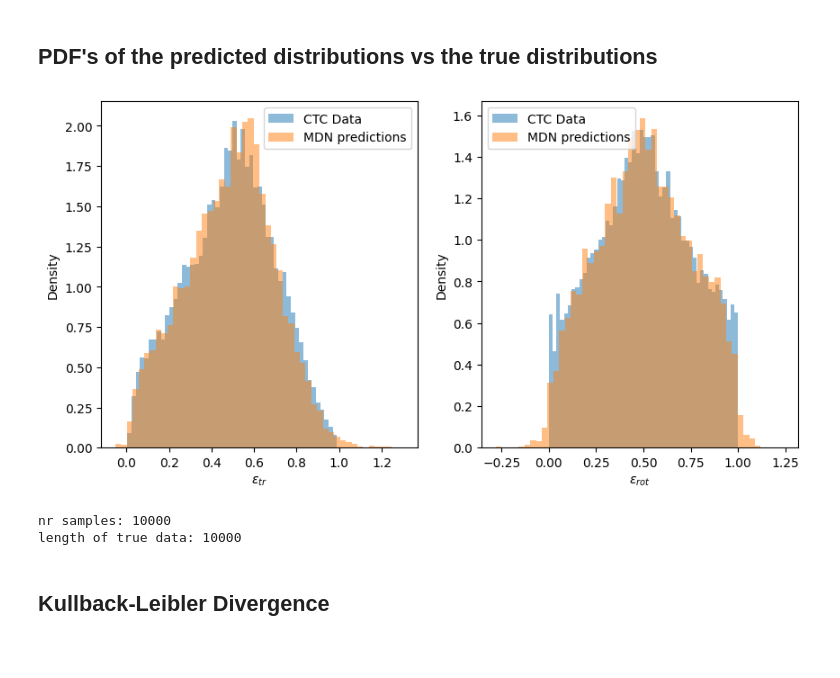
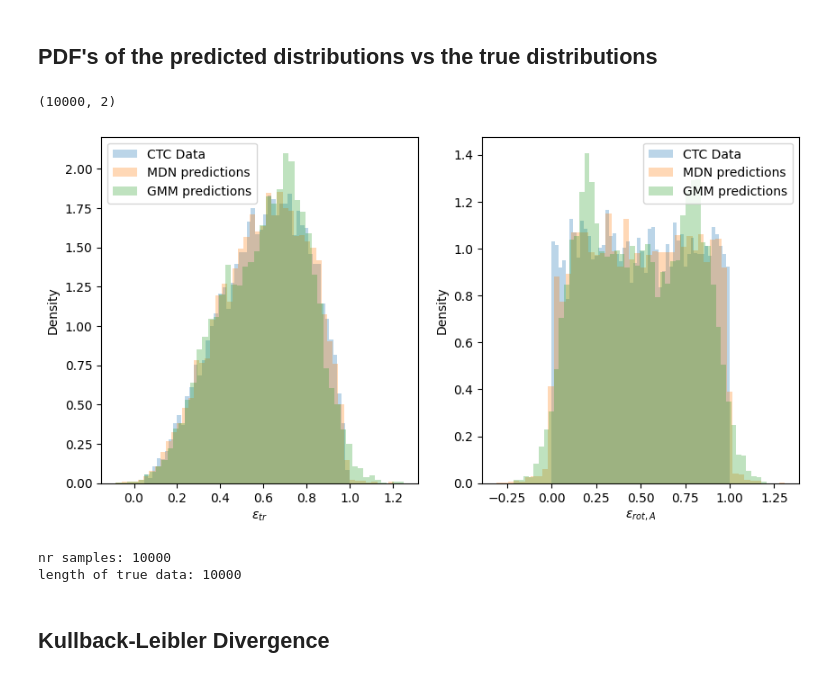
Before and after one commit to TijnZeelenberg/scatteringkernels, a Jupyter notebook: machinelearning/visualisations.ipynb, the cells around one changed output. Drawn from its saved outputs; the diff is of its cells as text; code cells hidden in the pictures; blank space fills up the shorter version.

```diff
--- a/machinelearning/visualisations.ipynb
+++ b/machinelearning/visualisations.ipynb
@@ -111,11 +102,11 @@ Starting training using 8400 training samples and 3600 validation samples.
 # %%
 import torch
 import numpy as np
-from mdn_utils import plot_scattering_comparison
+from mdn_utils import plot_scattering_comparison, data_preparation
 from mdn import MixtureDensityNetwork
 from time import time
 
-gas = "H2H2"
+gas = "O2O2"
 
 # Load model
 if gas == "O2O2":
@@ -162,8 +155,9 @@ import numpy as np
 from mdn_utils import data_preparation, sample_mdn
 from mdn import MixtureDensityNetwork
 import matplotlib.pyplot as plt
+from sklearn.mixture import GaussianMixture
 
-gas = "H2H2"
+gas = "O2O2"
 
 # Load model
 if gas == "O2O2":
@@ -173,43 +167,53 @@ elif gas == "H2H2":
     model_path = "trainedmodels/mdn_H2H2_collision_model.pth"
     DATAFILE = "datasets/H2H2_collisions.csv"
 
 inputs,outputs,_,_ = data_preparation(DATAFILE, nr_samples=10000)
 inputdata, outputdata = inputs.numpy(), outputs.numpy()
 
 ckpt = torch.load(model_path, map_location="cpu")
 state_dict = ckpt.get("model_state_dict", ckpt)
 K = state_dict["pi_layer.weight"].shape[0]
 mdn_model = MixtureDensityNetwork(
     input_dim=3,
     output_dim=2,
     num_mixtures=K
 )
 mdn_model.load_state_dict(state_dict)
 
 # Sample the predicted mixtures
-samples = sample_mdn(mdn_model, inputdata=inputdata, in_mean=ckpt.get("in_mean"), in_std=ckpt.get("in_std"), out_mean=ckpt.get("out_mean"), out_std=ckpt.get("out_std"))
+mdn_samples = sample_mdn(mdn_model, inputdata=inputdata, in_mean=ckpt.get("in_mean"), in_std=ckpt.get("in_std"), out_mean=ckpt.get("out_mean"), out_std=ckpt.get("out_std"))
+print(mdn_samples.shape)
+# Fit general Gaussian mixture model
+gmm = GaussianMixture(n_components=K, covariance_type='full')
+gmm.fit(outputdata)
+gmm_samples, _ = gmm.sample(n_samples=10000)
+
 
 # Plot histogram of ctc data and predicted data
 fig, ax = plt.subplots(1, 2, figsize=(10, 5))
-ax[0].hist(outputdata[:, 0], bins=50, alpha=0.5, label='CTC Data', density=True)
-ax[0].hist(samples[:, 0], bins=50, alpha=0.5, label='MDN predictions', density=True)
+ax[0].hist(outputdata[:, 0], bins=50, alpha=0.3, label='CTC Data', density=True)
+ax[0].hist(mdn_samples[:, 0], bins=50, alpha=0.3, label='MDN predictions', density=True)
+ax[0].hist(gmm_samples[:, 0], bins=50, alpha=0.3, label='GMM predictions', density=True)
 ax[0].set_xlabel('$\\epsilon_{tr}$')
 ax[0].set_ylabel('Density')
 ax[0].legend()
 
-ax[1].hist(outputdata[:, 1], bins=50, alpha=0.5, label='CTC Data', density=True)
-ax[1].hist(samples[:, 1], bins=50, alpha=0.5, label='MDN predictions', density=True)
-ax[1].set_xlabel('$\\epsilon_{rot}$')
+ax[1].hist(outputdata[:, 1], bins=50, alpha=0.3, label='CTC Data', density=True)
+ax[1].hist(mdn_samples[:, 1], bins=50, alpha=0.3, label='MDN predictions', density=True)
+ax[1].hist(gmm_samples[:, 1], bins=50, alpha=0.3, label='GMM predictions', density=True)
+ax[1].set_xlabel('$\\epsilon_{rot,A}$')
 ax[1].set_ylabel('Density')
 ax[1].legend()
+
 plt.show()
 
-print("nr samples:", samples.shape[0])
+print("nr samples:", mdn_samples.shape[0])
 print("length of true data:", outputdata.shape[0])
 # %% [output]
+(10000, 2)
-[figure, old version]
+[figure, new version]
-nr samples: 10000
-length of true data: 10000
+nr samples: 10000
+length of true data: 10000
 # %% [markdown]
 ## Kullback-Leibler Divergence
 # %%
```
Also changed, not shown: parts of 3 cells of this notebook, 1 other file.
